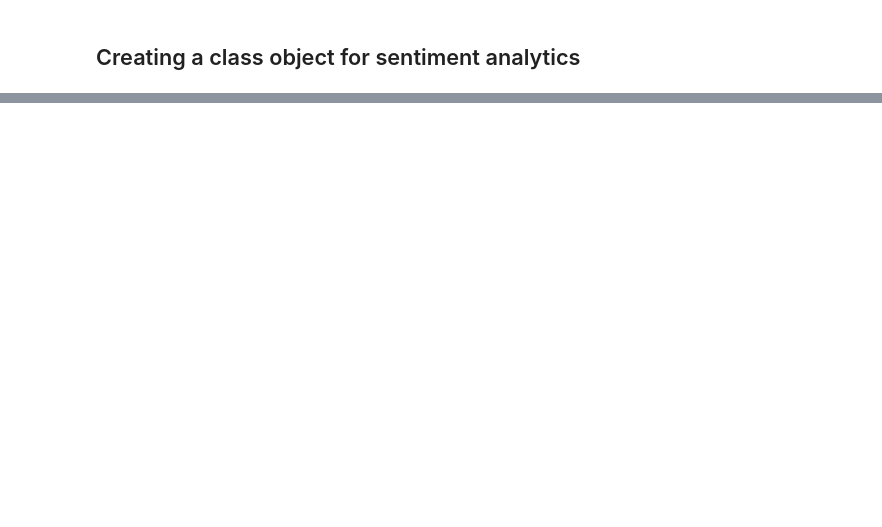
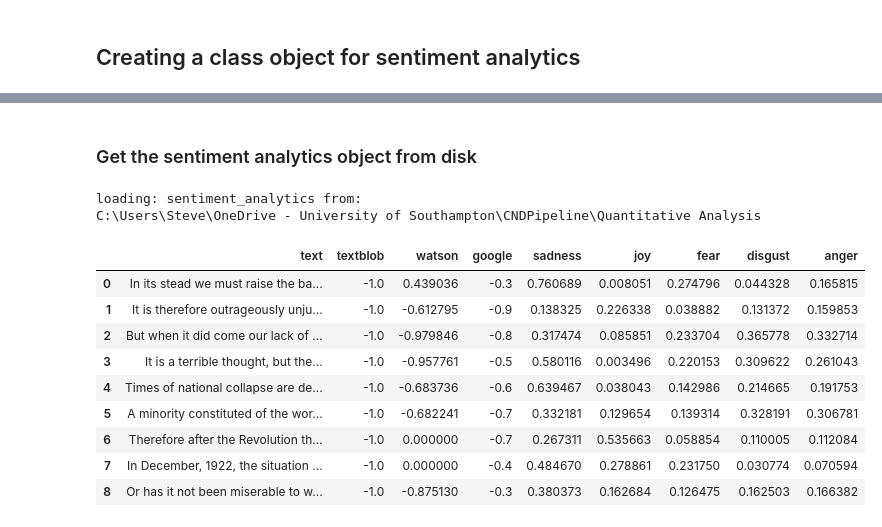
Before and after one commit to Fourthought/Hostile-Narrative-Analysis, a Jupyter notebook: Quantitative Analysis/get API Results.ipynb, the cells around one changed output, grey strips where cells are left out. Drawn from its saved outputs; the diff is of its cells as text; code cells hidden in the pictures; blank space fills up the shorter version.

```diff
--- a/Quantitative Analysis/get API Results.ipynb
+++ b/Quantitative Analysis/get API Results.ipynb
@@ -893,0 +773,34 @@ fig.savefig(fname = "sentiment_plots")
+# %% [markdown]
+### Get the sentiment analytics object from disk
+# %%
+import os
+from cndobjects import SentimentData
+apis = ["textblob", "watson", "google"]
+filename = "sentiment_analytics"
+filepath = os.getcwd()
+
+sentiment_analytics = SentimentData(apis = apis,
+                                   filename = filename,
+                                   filepath = filepath)
+
+sentiment_analytics.fromDisk()
+# %% [output]
+loading: sentiment_analytics from:
+C:\Users\Steve\OneDrive - University of Southampton\CNDPipeline\Quantitative Analysis
+# %%
+import pandas as pd
+orator = "hitler"
+text = 0
+pd.set_option('max_colwidth', 1000)
+pd.DataFrame(sentiment_analytics.minmax[orator][text]["most_neg_sents"]["sentences"])
+# %% [output]
+|  | text | textblob | watson | google | sadness | joy | fear | disgust | anger |
+| 0 | In its stead we must raise the ba... | -1.0 | 0.439036 | -0.3 | 0.760689 | 0.008051 | 0.274796 | 0.044328 | 0.165815 |
+| 1 | It is therefore outrageously unju... | -1.0 | -0.612795 | -0.9 | 0.138325 | 0.226338 | 0.038882 | 0.131372 | 0.159853 |
+| 2 | But when it did come our lack of ... | -1.0 | -0.979846 | -0.8 | 0.317474 | 0.085851 | 0.233704 | 0.365778 | 0.332714 |
+| 3 | It is a terrible thought, but the... | -1.0 | -0.957761 | -0.5 | 0.580116 | 0.003496 | 0.220153 | 0.309622 | 0.261043 |
+| 4 | Times of national collapse are de... | -1.0 | -0.683736 | -0.6 | 0.639467 | 0.038043 | 0.142986 | 0.214665 | 0.191753 |
+| 5 | A minority constituted of the wor... | -1.0 | -0.682241 | -0.7 | 0.332181 | 0.129654 | 0.139314 | 0.328191 | 0.306781 |
+| 6 | Therefore after the Revolution th... | -1.0 | 0.000000 | -0.7 | 0.267311 | 0.535663 | 0.058854 | 0.110005 | 0.112084 |
+| 7 | In December, 1922, the situation ... | -1.0 | 0.000000 | -0.4 | 0.484670 | 0.278861 | 0.231750 | 0.030774 | 0.070594 |
+| 8 | Or has it not been miserable to w... | -1.0 | -0.875130 | -0.3 | 0.380373 | 0.162684 | 0.126475 | 0.162503 | 0.166382 |
```
Also changed, not shown: parts of 28 cells of this notebook, 6 other files.
